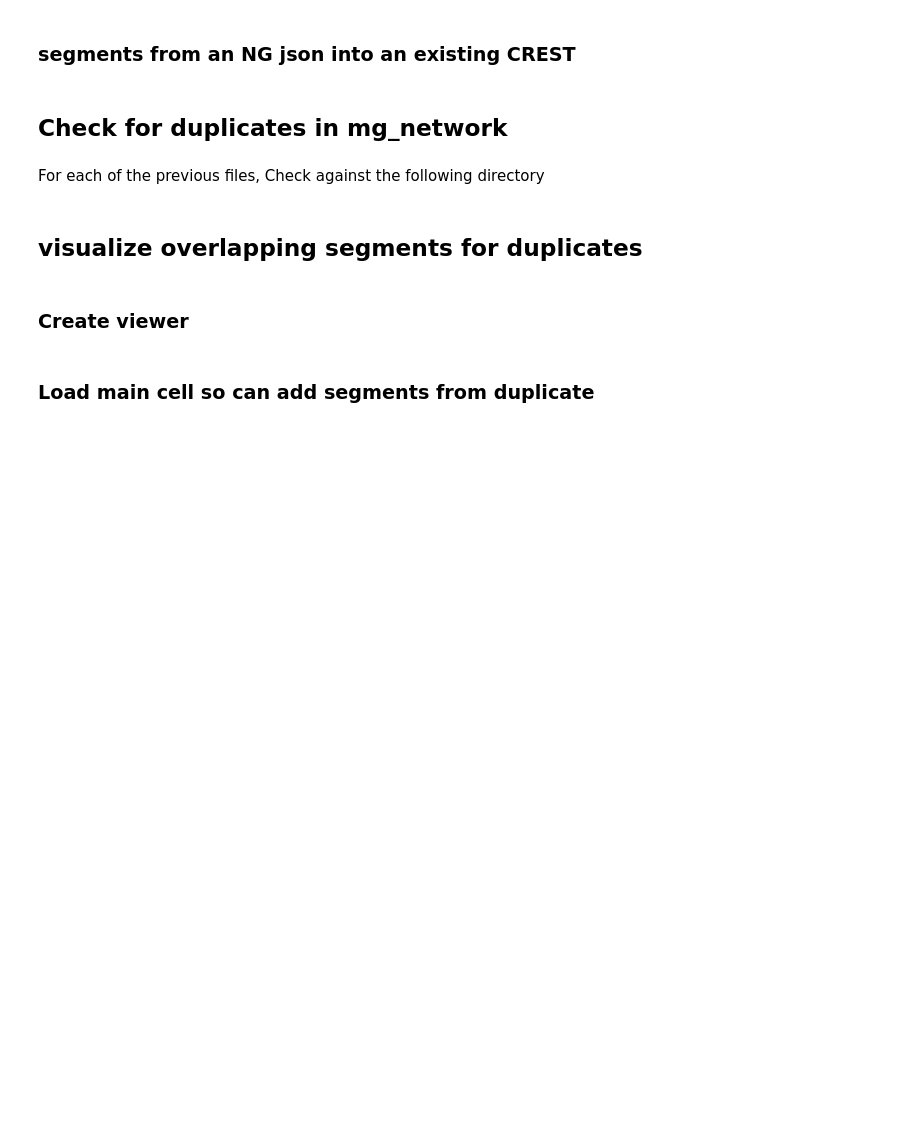
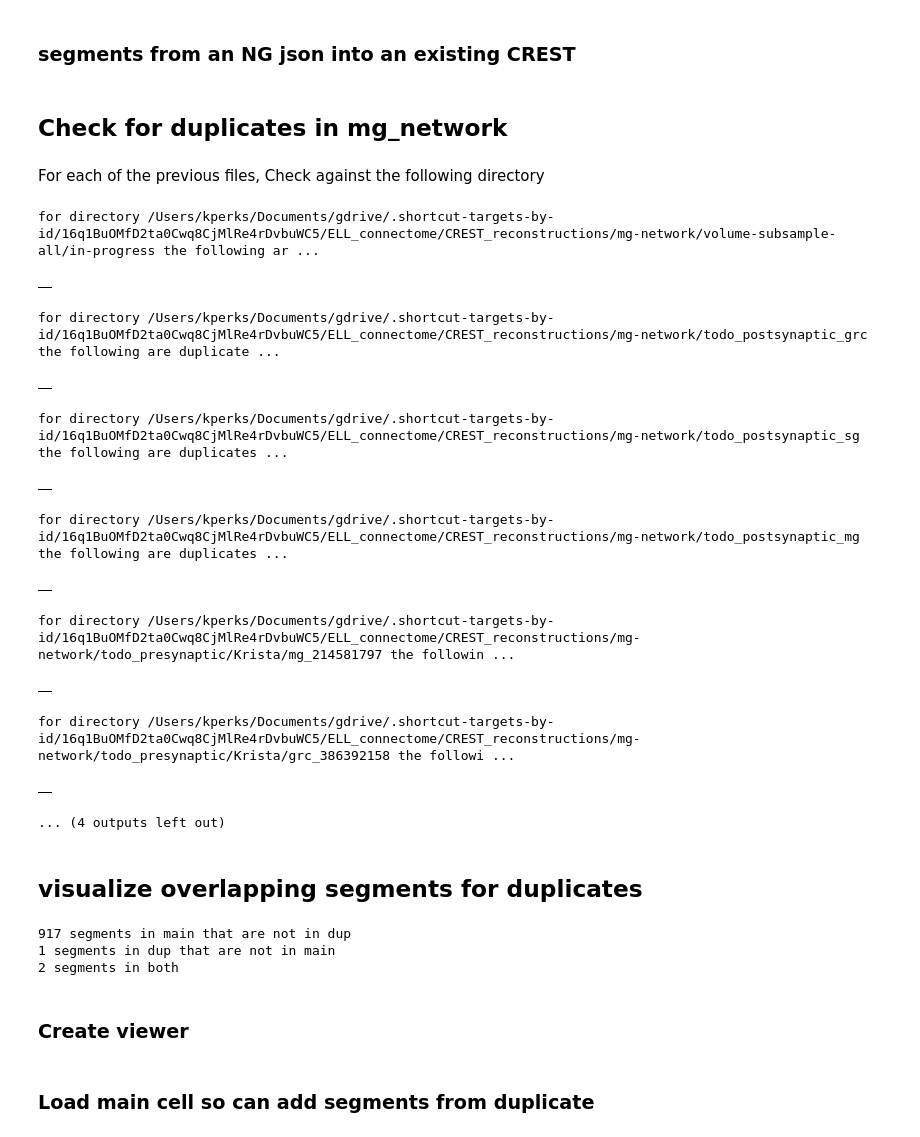
Before and after one commit to neurologic/eCREST, a Jupyter notebook: eCREST_notebook.ipynb, the cells around one changed output. Cells and saved outputs as stored; diff of their text form; code cells hidden in the pictures; blank space fills up the shorter version.

```diff
--- a/eCREST_notebook.ipynb
+++ b/eCREST_notebook.ipynb
@@ -525,7 +530,7 @@ anchor_cell.save_cell_graph()
 path_to_settings_json = '/Users/kperks/Documents/ell-connectome/eCREST-local-files/settings_dict.json'
 settings_dict = import_settings(path_to_settings_json)
 
-dirpath = Path(settings_dict['save_dir'])# / 'todo_postsynaptic_sg/check-duplicates' #'todo_presynaptic'#
+dirpath = Path(settings_dict['save_dir']) / 'todo_presynaptic/Krista/mg_214581797' #/check-duplicates' #'todo_presynaptic'#
 # dirpath = "/Users/kperks/Documents/gdrive/.shortcut-targets-by-id/16q1BuOMfD2ta0Cwq8CjMlRe4rDvbuWC5/ELL_connectome/CREST_reconstructions/mg-network"
 
 nodes = [child.name.split('_')[2] for child in sorted(dirpath.iterdir())
@@ -538,6 +543,3 @@ for child in sorted(dirpath.iterdir()):
 # %% [markdown]
 For each of the previous files,
 Check against the following directory
-# %%
-crest = ecrest(settings_dict,launch_viewer=False)
-base_segments = crest.get_base_segments_dict(Path(settings_dict['save_dir']))# / 'todo_postsynaptic_sg/check-duplicates')
@@ -553,3 +546,47 @@ display(df_all)
+# %%
+
+directory_list = [
+    # Path(settings_dict['save_dir']),
+    Path(settings_dict['save_dir'])/'volume-subsample-all/in-progress',
+    Path(settings_dict['save_dir'])/'todo_postsynaptic_grc',
+    Path(settings_dict['save_dir'])/'todo_postsynaptic_sg',
+    Path(settings_dict['save_dir'])/'todo_postsynaptic_mg',
+    Path(settings_dict['save_dir'])/'todo_presynaptic',
+    # Path(settings_dict['save_dir'])/'todo_presynaptic/Krista/mg_214581797',
+    Path(settings_dict['save_dir'])/'todo_presynaptic/Krista/grc_386392158',
+    Path(settings_dict['save_dir'])/'todo_presynaptic/unsure',
+    Path(settings_dict['save_dir'])/'todo_presynaptic/needs-cell-type'
+]
+
+for d_ in directory_list:
+    df_all = pd.DataFrame()
+    crest = ecrest(settings_dict,launch_viewer=False)
+    base_segments = crest.get_base_segments_dict(d_)# / 'todo_postsynaptic_sg/check-duplicates')
+
+
+    for k,f in nodefiles.items():
+        cell = ecrest(settings_dict,filepath = f,launch_viewer=False)
+        df = cell.check_duplicates(base_segments)
+        if not df.empty:
+            df_all = pd.concat([df_all,df])
+
+    print(f'for directory {d_} the following are duplicates with cells in main folder')
+    display(df_all)
+    print('')
+# %% [output]
+for directory /Users/kperks/Documents/gdrive/.shortcut-targets-by-id/16q1BuOMfD2ta0Cwq8CjMlRe4rDvbuWC5/ELL_connectome/CREST_reconstructions/mg-network/volume-subsample-all/in-progress the following ar ...
+|  |
+for directory /Users/kperks/Documents/gdrive/.shortcut-targets-by-id/16q1BuOMfD2ta0Cwq8CjMlRe4rDvbuWC5/ELL_connectome/CREST_reconstructions/mg-network/todo_postsynaptic_grc the following are duplicate ...
+|  |
+for directory /Users/kperks/Documents/gdrive/.shortcut-targets-by-id/16q1BuOMfD2ta0Cwq8CjMlRe4rDvbuWC5/ELL_connectome/CREST_reconstructions/mg-network/todo_postsynaptic_sg the following are duplicates ...
+|  |
+for directory /Users/kperks/Documents/gdrive/.shortcut-targets-by-id/16q1BuOMfD2ta0Cwq8CjMlRe4rDvbuWC5/ELL_connectome/CREST_reconstructions/mg-network/todo_postsynaptic_mg the following are duplicates ...
+|  |
+for directory /Users/kperks/Documents/gdrive/.shortcut-targets-by-id/16q1BuOMfD2ta0Cwq8CjMlRe4rDvbuWC5/ELL_connectome/CREST_reconstructions/mg-network/todo_presynaptic/Krista/mg_214581797 the followin ...
+|  |
+for directory /Users/kperks/Documents/gdrive/.shortcut-targets-by-id/16q1BuOMfD2ta0Cwq8CjMlRe4rDvbuWC5/ELL_connectome/CREST_reconstructions/mg-network/todo_presynaptic/Krista/grc_386392158 the followi ...
+|  |
+... (4 outputs left out)
 # %% [markdown]
 ## visualize overlapping segments for duplicates
 # %%
@@ -566,6 +603,6 @@ base_segments_dup = cell.get_base_segments_dict(dirpath / 'todo_postsynaptic_sg/
 # %%
-main = '131137860'
-dup = '49807792'
+main = '135670422'
+dup = '218077046'
 
 overlap_segs={}
 overlap_segs['main']=base_segments[main].difference(base_segments_dup[dup])
@@ -579,6 +616,10 @@ print(f'{len(overlap_seg_list)} segments in both')
 
 # overlap_segs["dup"]
 # overlap_segs["dup"] = overlap_segs["dup"].difference(set(['642149703']))
+# %% [output]
+917 segments in main that are not in dup
+1 segments in dup that are not in main
+2 segments in both
 # %% [markdown]
 ### Create viewer
 # %%
```
Also changed, not shown: parts of 15 cells of this notebook, 2 other files.
